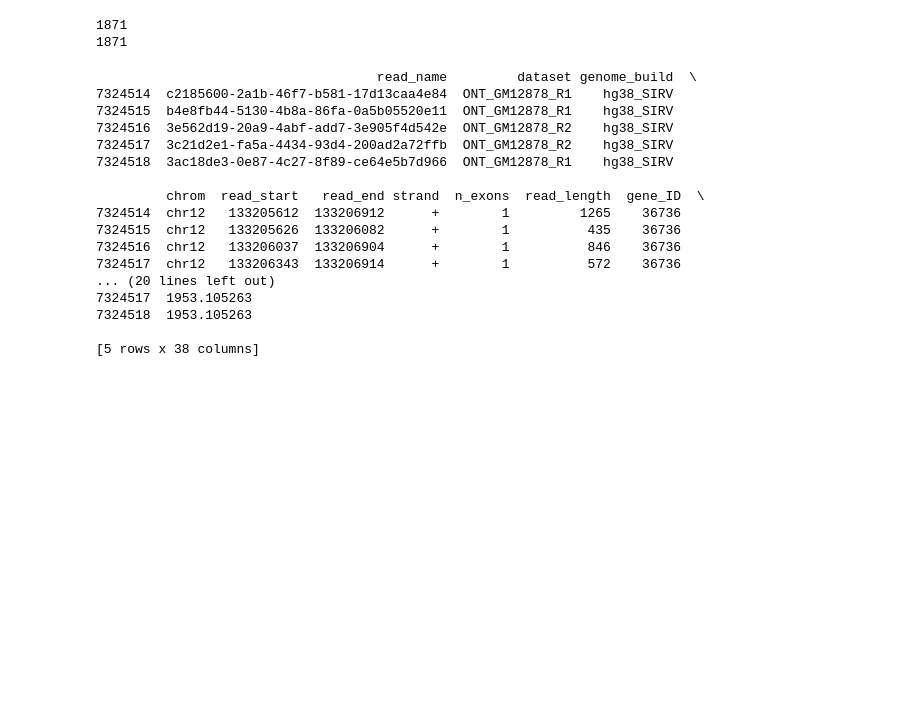
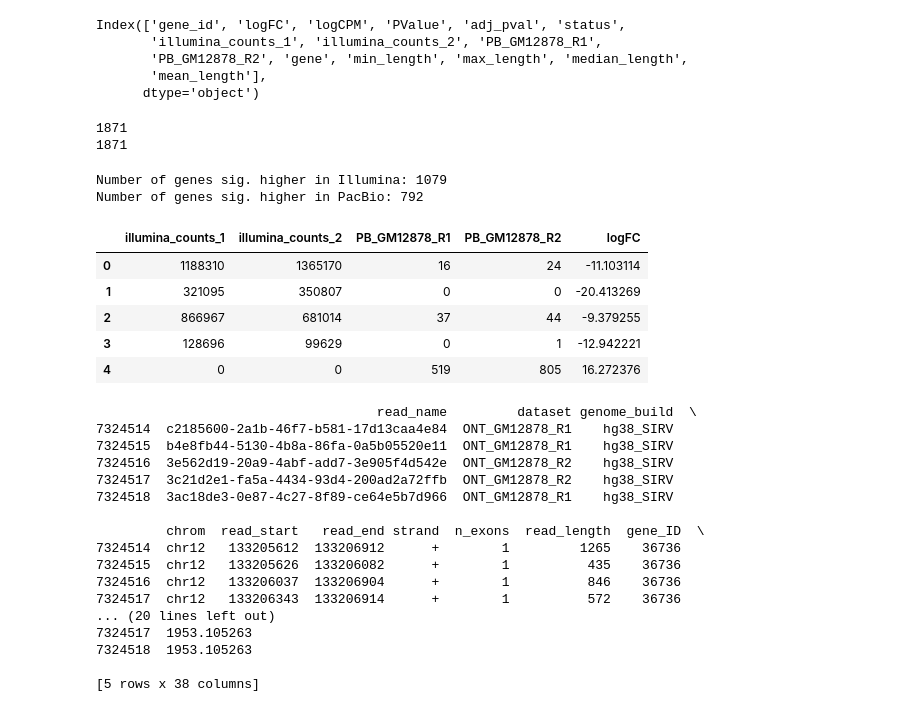
Before and after one commit to mortazavilab/TALON-paper-2020, a Jupyter notebook: Figure_2/analyze_de_genes.ipynb, the cells around one changed output. Drawn from its saved outputs; the diff is of its cells as text; code cells hidden in the pictures; blank space fills up the shorter version.

```diff
--- a/Figure_2/analyze_de_genes.ipynb
+++ b/Figure_2/analyze_de_genes.ipynb
@@ -5,6 +5,14 @@ import matplotlib.pyplot as plt
 # %%
 # talon read annot
 annot = pd.read_csv('../data_processing/GM12878_talon_read_annot.tsv', sep='\t')
+# %%
+de.columns
+# %% [output]
+Index(['gene_id', 'logFC', 'logCPM', 'PValue', 'adj_pval', 'status',
+       'illumina_counts_1', 'illumina_counts_2', 'PB_GM12878_R1',
+       'PB_GM12878_R2', 'gene', 'min_length', 'max_length', 'median_length',
+       'mean_length'],
+      dtype='object')
 # %%
 # de genes between Illumina and PacBio
 
@@ -18,6 +26,21 @@ de = pd.read_csv('plots/edgeR_PacBio_illumina_gene_counts.tsv', sep='\t')
 # %% [output]
 1871
 1871
+# %%
+print('Number of genes sig. higher in Illumina: {}'.format(len(de.loc[(de.logFC < 1)&(de.adj_pval<0.01)])))
+print('Number of genes sig. higher in PacBio: {}'.format(len(de.loc[(de.logFC > 1)&(de.adj_pval<0.01)])))
+# %% [output]
+Number of genes sig. higher in Illumina: 1079
+Number of genes sig. higher in PacBio: 792
+# %%
+de[['illumina_counts_1', 'illumina_counts_2', 'PB_GM12878_R1', 'PB_GM12878_R2', 'logFC']].head()
+# %% [output]
+|  | illumina_counts_1 | illumina_counts_2 | PB_GM12878_R1 | PB_GM12878_R2 | logFC |
+| 0 | 1188310 | 1365170 | 16 | 24 | -11.103114 |
+| 1 | 321095 | 350807 | 0 | 0 | -20.413269 |
+| 2 | 866967 | 681014 | 37 | 44 | -9.379255 |
+| 3 | 128696 | 99629 | 0 | 1 | -12.942221 |
+| 4 | 0 | 0 | 519 | 805 | 16.272376 |
 # %%
 df = annot.merge(de, how='left', left_on='annot_gene_id', right_on='gene_id')
 print(df.tail())
```
Also changed, not shown: 1 other file.
